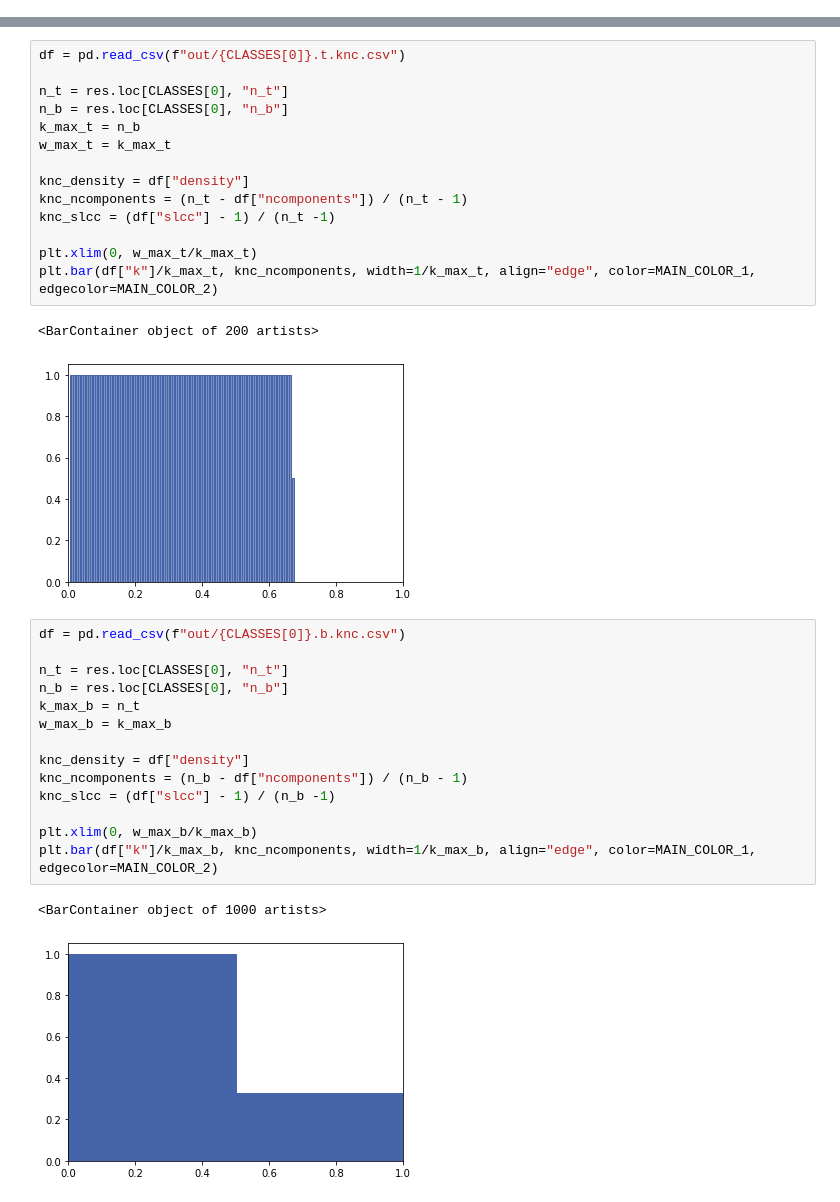
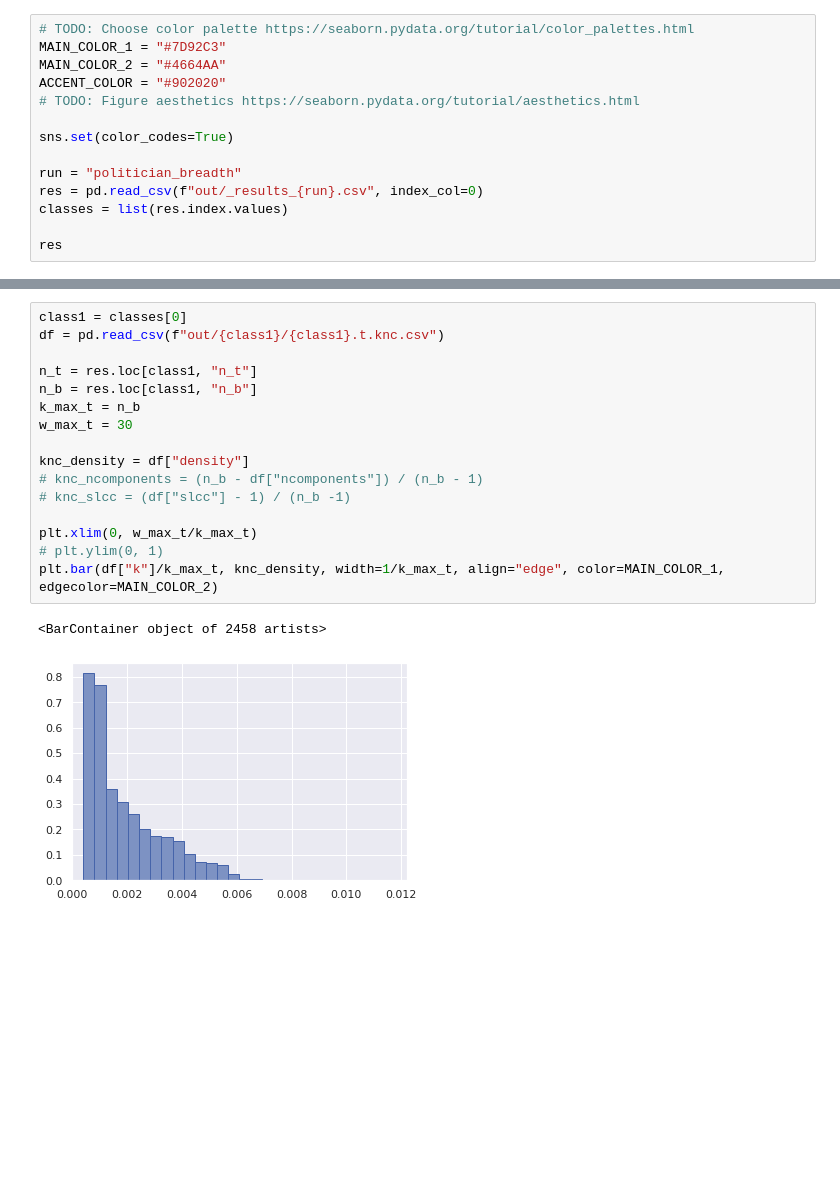
Before and after one commit to davidweisscode/kg-analysis, a Jupyter notebook: plots.ipynb, the cells around one changed output, grey strips where cells are left out. Drawn from its saved outputs; the diff is of its cells as text; blank space fills up the shorter version.

```diff
--- a/plots.ipynb
+++ b/plots.ipynb
@@ -43,0 +13,14 @@ HighUniform           0.672905   0.672894
+# %%
+# TODO: Choose color palette https://seaborn.pydata.org/tutorial/color_palettes.html
+MAIN_COLOR_1 = "#7D92C3"
+MAIN_COLOR_2 = "#4664AA"
+ACCENT_COLOR = "#902020"
+# TODO: Figure aesthetics https://seaborn.pydata.org/tutorial/aesthetics.html
+
+sns.set(color_codes=True)
+
+run = "politician_breadth"
+res = pd.read_csv(f"out/_results_{run}.csv", index_col=0)
+classes = list(res.index.values)
+
+res
@@ -169,34 +252,19 @@ plt.show()
 # %%
-df = pd.read_csv(f"out/{CLASSES[0]}.t.knc.csv")
+class1 = classes[0]
+df = pd.read_csv(f"out/{class1}/{class1}.t.knc.csv")
 
-n_t = res.loc[CLASSES[0], "n_t"]
-n_b = res.loc[CLASSES[0], "n_b"]
+n_t = res.loc[class1, "n_t"]
+n_b = res.loc[class1, "n_b"]
 k_max_t = n_b
-w_max_t = k_max_t
+w_max_t = 30
 
 knc_density = df["density"]
-knc_ncomponents = (n_t - df["ncomponents"]) / (n_t - 1)
-knc_slcc = (df["slcc"] - 1) / (n_t -1)
+# knc_ncomponents = (n_b - df["ncomponents"]) / (n_b - 1)
+# knc_slcc = (df["slcc"] - 1) / (n_b -1)
 
 plt.xlim(0, w_max_t/k_max_t)
-plt.bar(df["k"]/k_max_t, knc_ncomponents, width=1/k_max_t, align="edge", color=MAIN_COLOR_1, edgecolor=MAIN_COLOR_2)
+# plt.ylim(0, 1)
+plt.bar(df["k"]/k_max_t, knc_density, width=1/k_max_t, align="edge", color=MAIN_COLOR_1, edgecolor=MAIN_COLOR_2)
 # %% [output]
-<BarContainer object of 200 artists>
+<BarContainer object of 2458 artists>
-[figure, old version]
+[figure, new version]
-# %%
-df = pd.read_csv(f"out/{CLASSES[0]}.b.knc.csv")
-
-n_t = res.loc[CLASSES[0], "n_t"]
-n_b = res.loc[CLASSES[0], "n_b"]
-k_max_b = n_t
-w_max_b = k_max_b
-
-knc_density = df["density"]
-knc_ncomponents = (n_b - df["ncomponents"]) / (n_b - 1)
-knc_slcc = (df["slcc"] - 1) / (n_b -1)
-
-plt.xlim(0, w_max_b/k_max_b)
-plt.bar(df["k"]/k_max_b, knc_ncomponents, width=1/k_max_b, align="edge", color=MAIN_COLOR_1, edgecolor=MAIN_COLOR_2)
-# %% [output]
-<BarContainer object of 1000 artists>
-[figure, removed]
```
Also changed, not shown: parts of 11 cells of this notebook, 1 other file.
